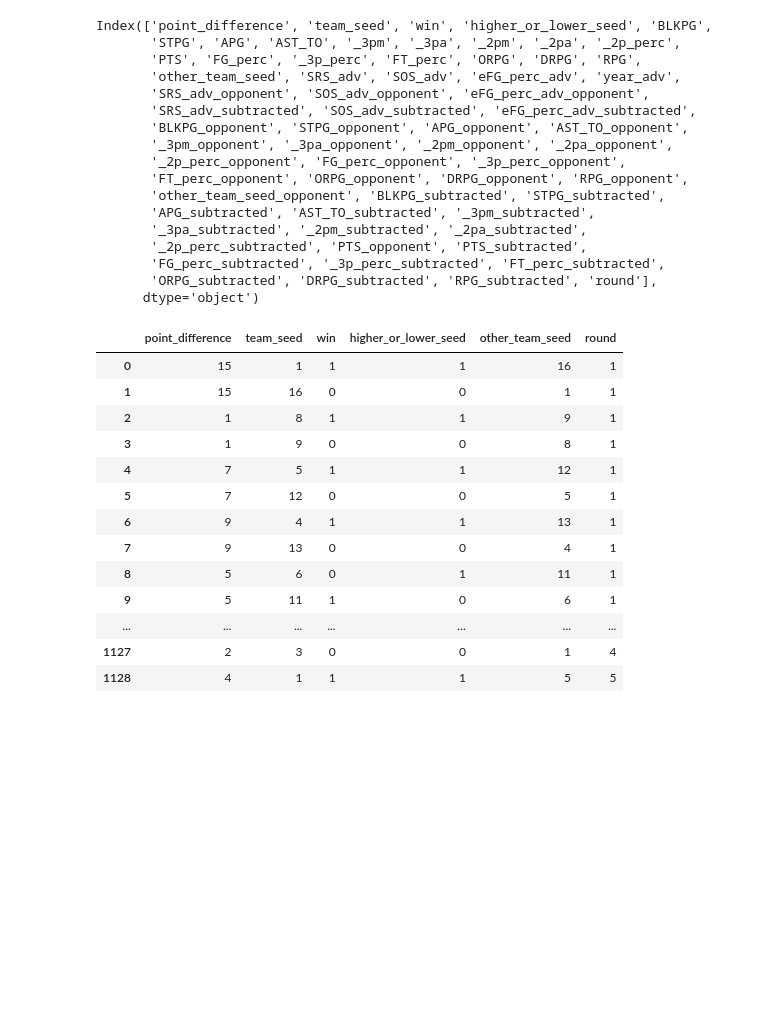
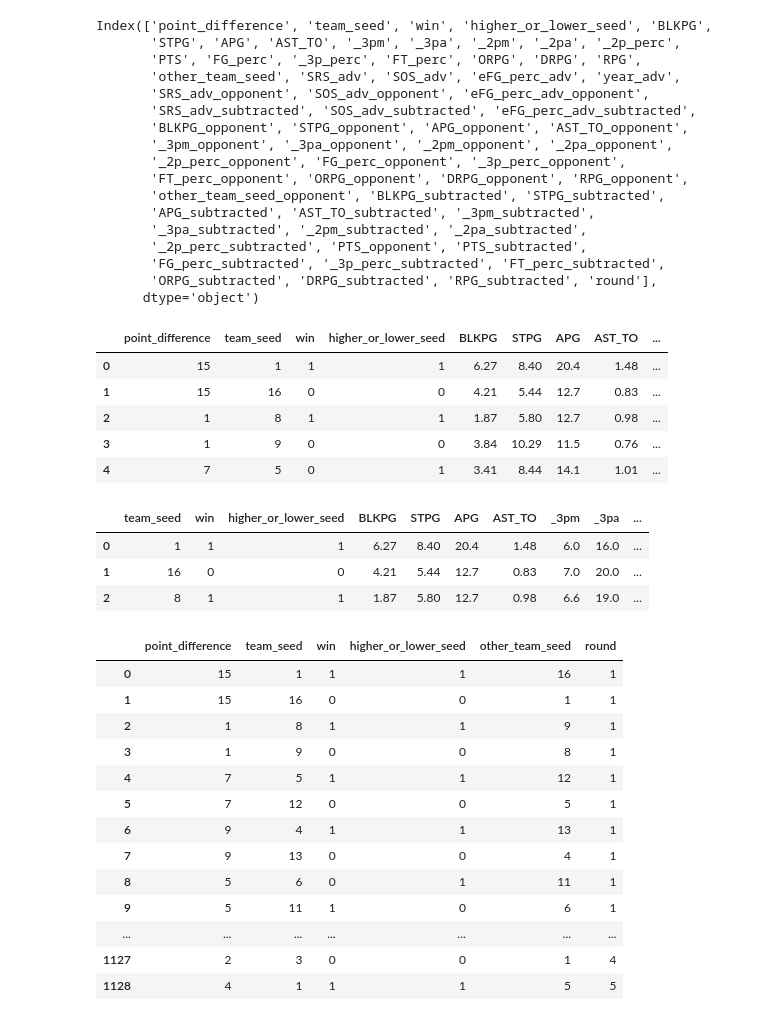
Before and after one commit to amazurek1/march_madness_predictions, a Jupyter notebook: Good_jupyter_notebooks/Modeling_data.ipynb, the cells around one changed output. Drawn from its saved outputs; the diff is of its cells as text; code cells hidden in the pictures; blank space fills up the shorter version.

```diff
--- a/Good_jupyter_notebooks/Modeling_data.ipynb
+++ b/Good_jupyter_notebooks/Modeling_data.ipynb
@@ -68,0 +74,9 @@ Index(['point_difference', 'team_seed', 'win', 'higher_or_lower_seed', 'BLKPG',
+# %%
+df1.head(5)
+# %% [output]
+|  | point_difference | team_seed | win | higher_or_lower_seed | BLKPG | STPG | APG | AST_TO | ... |
+| 0 | 15 | 1 | 1 | 1 | 6.27 | 8.40 | 20.4 | 1.48 | ... |
+| 1 | 15 | 16 | 0 | 0 | 4.21 | 5.44 | 12.7 | 0.83 | ... |
+| 2 | 1 | 8 | 1 | 1 | 1.87 | 5.80 | 12.7 | 0.98 | ... |
+| 3 | 1 | 9 | 0 | 0 | 3.84 | 10.29 | 11.5 | 0.76 | ... |
+| 4 | 7 | 5 | 0 | 1 | 3.41 | 8.44 | 14.1 | 1.01 | ... |
@@ -68,0 +102,7 @@ Index(['point_difference', 'team_seed', 'win', 'higher_or_lower_seed', 'BLKPG',
+# %%
+df2.head(3)
+# %% [output]
+|  | team_seed | win | higher_or_lower_seed | BLKPG | STPG | APG | AST_TO | _3pm | _3pa | ... |
+| 0 | 1 | 1 | 1 | 6.27 | 8.40 | 20.4 | 1.48 | 6.0 | 16.0 | ... |
+| 1 | 16 | 0 | 0 | 4.21 | 5.44 | 12.7 | 0.83 | 7.0 | 20.0 | ... |
+| 2 | 8 | 1 | 1 | 1.87 | 5.80 | 12.7 | 0.98 | 6.6 | 19.0 | ... |
```
Also changed, not shown: parts of 12 cells of this notebook, 4 other files.
